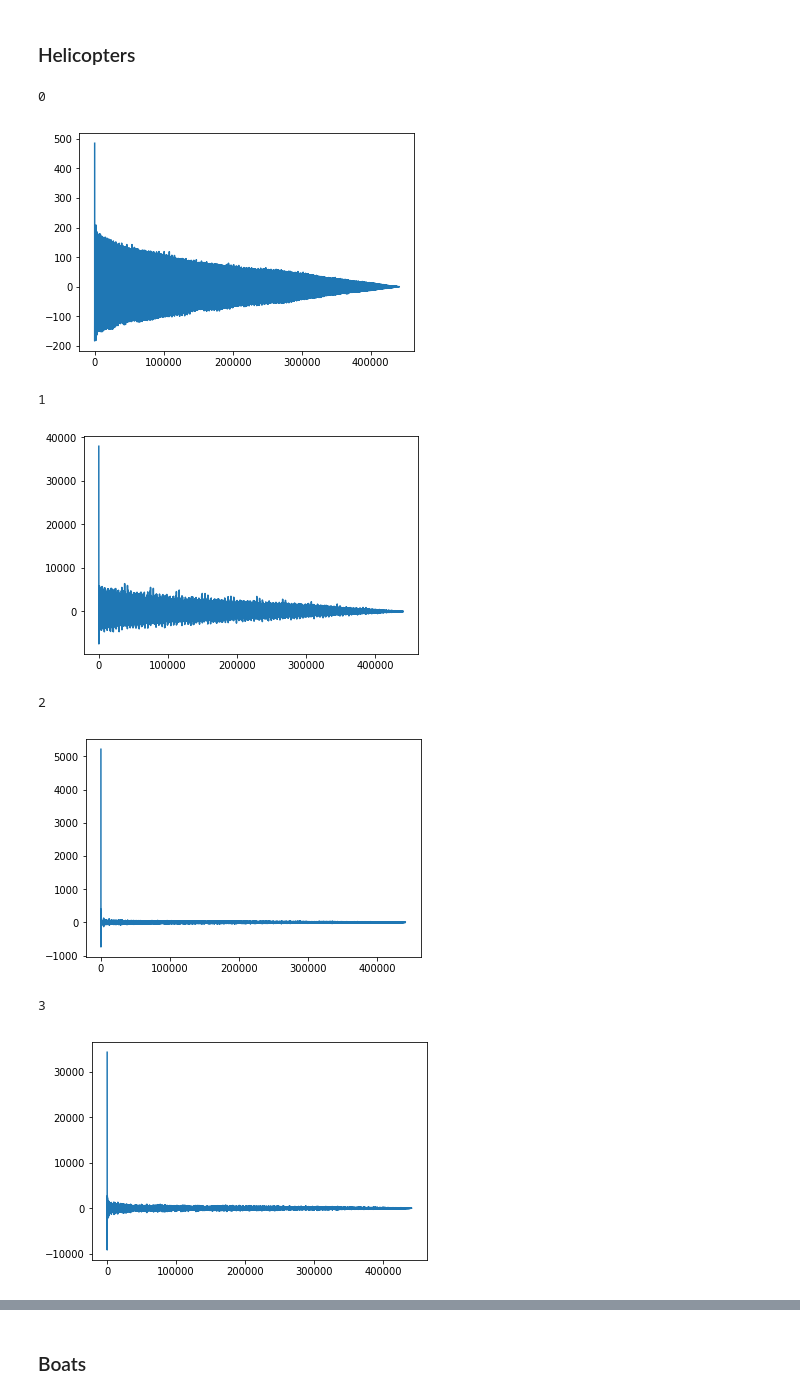
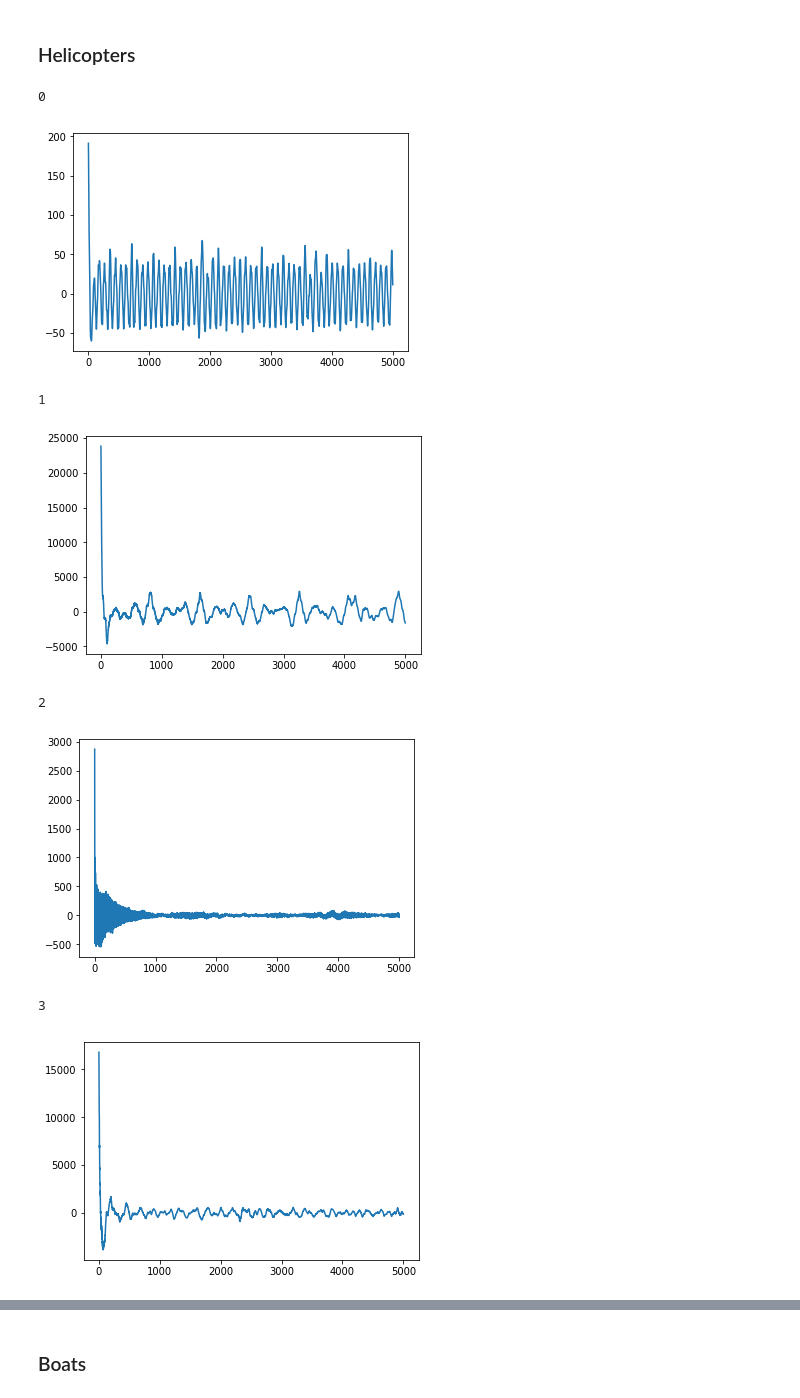
Before and after one commit to RameshOswal/forensic-audio-analysis, a Jupyter notebook: Meeting-3/Correlograms.ipynb, the cells around one changed output, grey strips where cells are left out. Drawn from its saved outputs; the diff is of its cells as text; code cells hidden in the pictures.

Commit message:
Fixed mono audio handling, but apparently the correlograms are much more complex than this

```diff
--- a/Meeting-3/Correlograms.ipynb
+++ b/Meeting-3/Correlograms.ipynb
@@ -17,14 +9,21 @@ helicopters = []
 boats = []
 
 sampling_rate = 44100 # All clips will be converted to this rate
-duration = 10 # How much of clip to use (seconds)
+duration = 5 # How much of clip to use (seconds)
 
 # Import raw data
 for i in range(10):
-    raw_data = librosa.load("heli" + str(i) + "_short.wav", sr=sampling_rate, duration=duration)
+    raw_data = librosa.load("heli" + str(i) + "_short.wav", sr=sampling_rate, mono=False, duration=duration)
+
+    # Only use one channel
+    if raw_data[0].shape[0] == 2:
+        raw_data = (raw_data[0][0], raw_data[1])
     helicopters.append(raw_data)
 
-    raw_data = librosa.load("boat" + str(i) + "_short.wav", sr=sampling_rate, duration=duration)
+    raw_data = librosa.load("boat" + str(i) + "_short.wav", sr=sampling_rate, mono=False, duration=duration)
+    # Only use one channel
+    if raw_data[0].shape[0] == 2:
+        raw_data = (raw_data[0][0], raw_data[1])
     boats.append(raw_data)
 
 plt.plot(helicopters[0][0])
@@ -36,24 +35,24 @@ plt.show()
 # %%
 autocorr = []
 
 for i in range(len(helicopters)):
     data = helicopters[i]
-    autocorr.append(librosa.core.autocorrelate(data[0]))
+    autocorr.append(librosa.core.autocorrelate(data[0], max_size=5000))
     #pa = sm.tsa.pacf(data, 100)
 
     print(i)
     #plt.subplot(2, 1, 1)
     plt.plot(autocorr[i])
     #plt.subplot(2, 1, 2)
     #plt.plot(pa)
     plt.show()
 # %% [output]
 0
-[figure, old version]
+[figure, new version]
 1
-[figure, old version]
+[figure, new version]
 2
-[figure, old version]
+[figure, new version]
 3
-[figure, old version]
+[figure, new version]
 4
```
Also changed, not shown: parts of 4 cells of this notebook.
